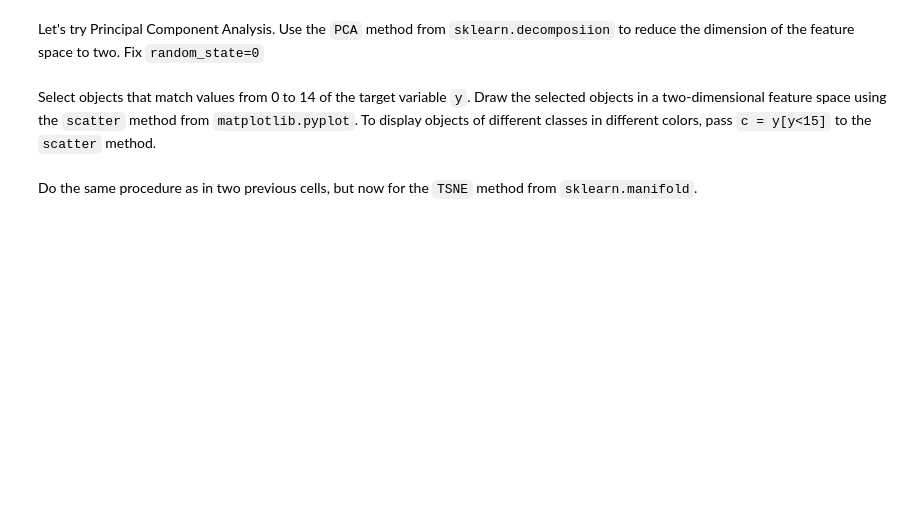
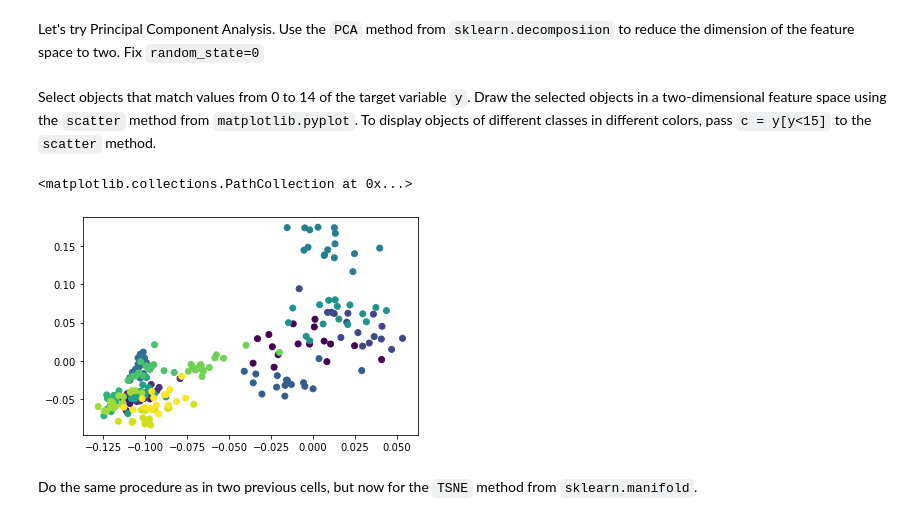
Before and after one commit to nocmok/AnDan2020, a Jupyter notebook: hw5/hw5.ipynb, the cells around one changed output. Cells and saved outputs as stored; diff of their text form; code cells hidden in the pictures; blank space fills up the shorter version.

```diff
--- a/hw5/hw5.ipynb
+++ b/hw5/hw5.ipynb
@@ -70,2 +68,5 @@ The target variable takes a text value. Use the `LabelEncoder` from `sklearn` to
+# %%
+from sklearn.preprocessing import LabelEncoder
+y = LabelEncoder().fit_transform(y_name)
 # %% [markdown]
 Split your data into **train** and **test**.
@@ -82,2 +117,6 @@ Let's try Principal Component Analysis. Use the `PCA` method from `sklearn.decom
+# %%
+from sklearn.decomposition import PCA
+
+X_pca = PCA(n_components=2, random_state=0).fit_transform(X)
 # %% [markdown]
 Select objects that match values from 0 to 14 of the target variable `y`. Draw the selected objects in a two-dimensional feature space using the `scatter` method from `matplotlib.pyplot`. To display objects of different classes in different colors, pass `c = y[y<15]` to the `scatter` method.
@@ -89,2 +123,13 @@ import matplotlib.pyplot as plt
+# %%
+import matplotlib.pyplot as plt
+%matplotlib inline
+
+y_zip = y[y < 15]
+X_pca_zip = X_pca[y < 15, :]
+
+plt.scatter(x=X_pca_zip[:,0], y=X_pca_zip[:,1], c=y_zip)
+# %% [output]
+<matplotlib.collections.PathCollection at 0x...>
+[figure, added]
 # %% [markdown]
 Do the same procedure as in two previous cells, but now for the `TSNE` method from `sklearn.manifold`.
```
Also changed, not shown: parts of 22 cells of this notebook.
